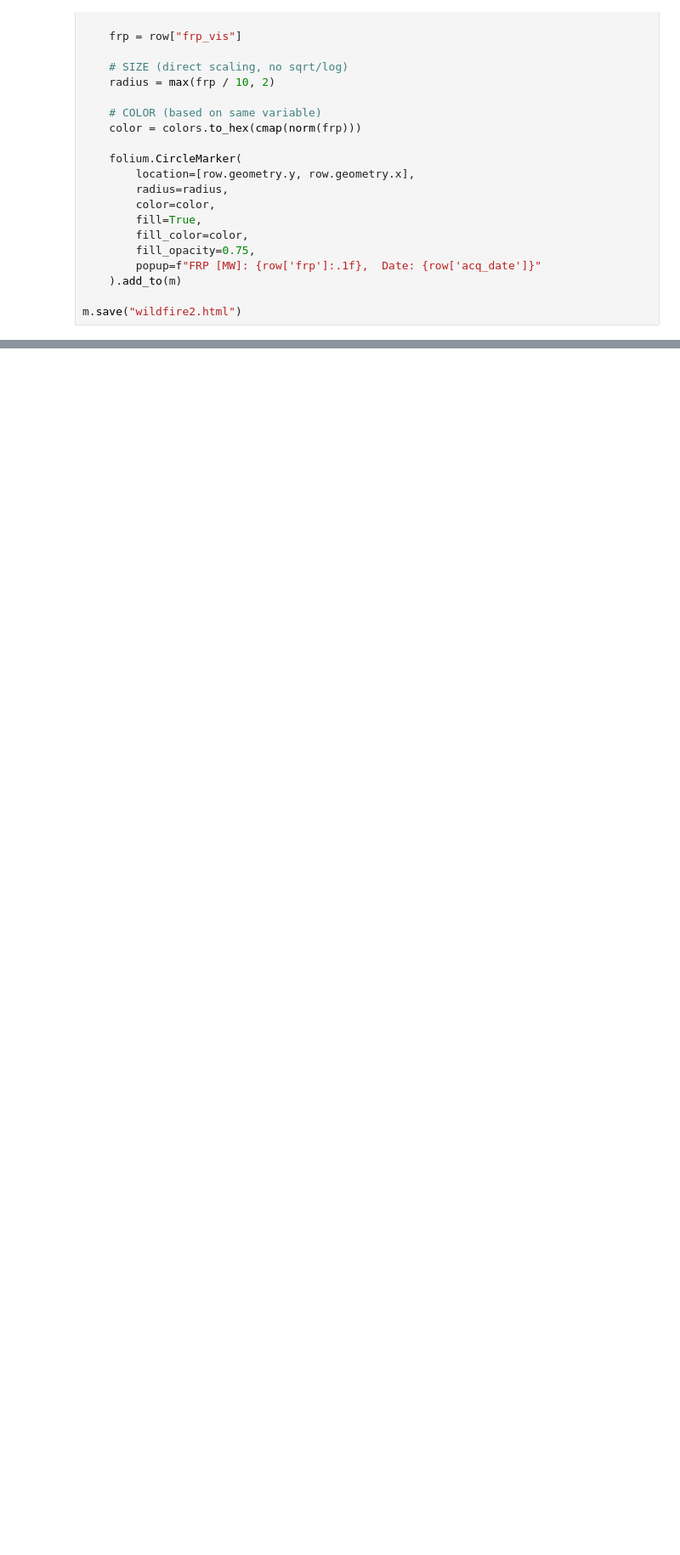
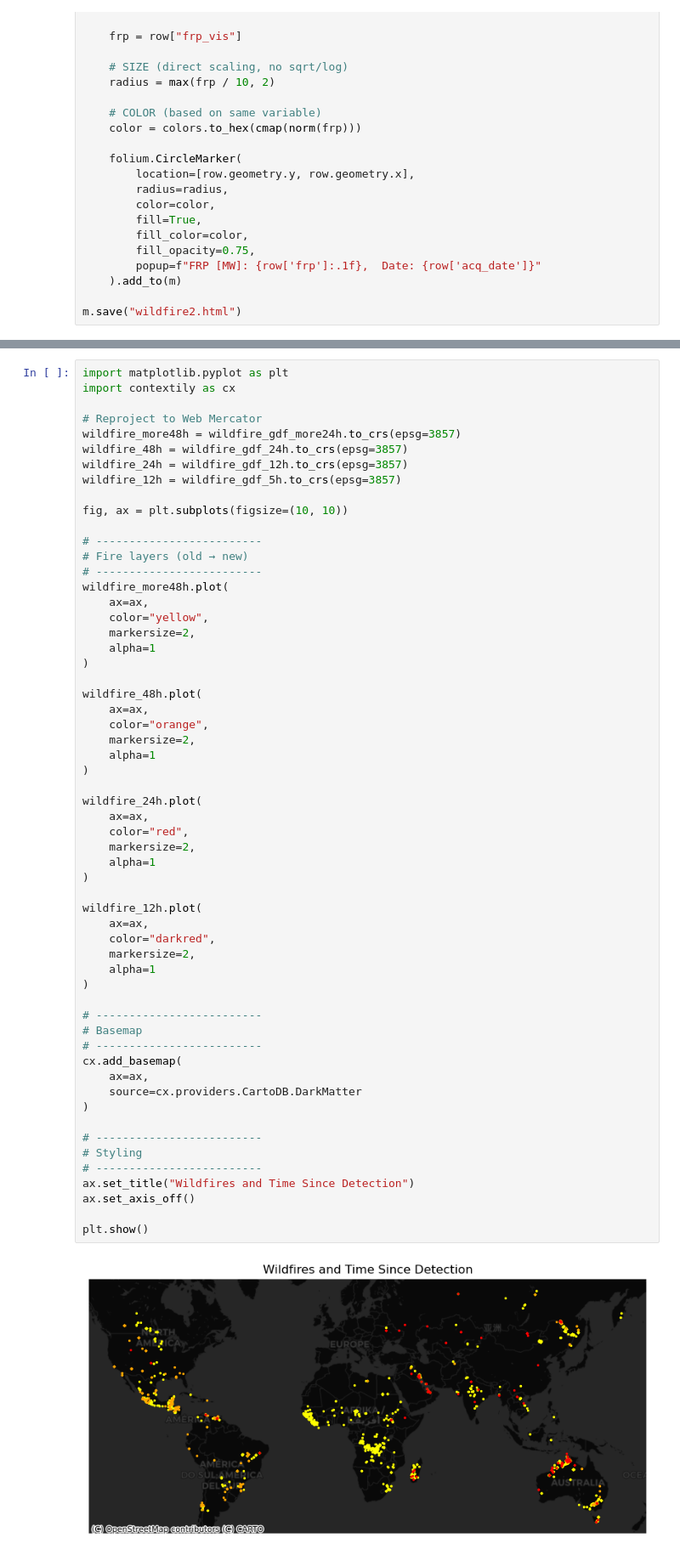
Before and after one commit to javierfeller/Project_SDS, a Jupyter notebook: notebooks/wildfire_project.ipynb, the cells around one changed output, grey strips where cells are left out. Shown at 85% size. Drawn from its saved outputs; the diff is of its cells as text; blank space fills up the shorter version.

```diff
--- a/notebooks/wildfire_project.ipynb
+++ b/notebooks/wildfire_project.ipynb
@@ -376,0 +397,60 @@ m.save("wildfire2.html")
+# %%
+import matplotlib.pyplot as plt
+import contextily as cx
+
+# Reproject to Web Mercator
+wildfire_more48h = wildfire_gdf_more24h.to_crs(epsg=3857)
+wildfire_48h = wildfire_gdf_24h.to_crs(epsg=3857)
+wildfire_24h = wildfire_gdf_12h.to_crs(epsg=3857)
+wildfire_12h = wildfire_gdf_5h.to_crs(epsg=3857)
+
+fig, ax = plt.subplots(figsize=(10, 10))
+
+# -------------------------
+# Fire layers (old → new)
+# -------------------------
+wildfire_more48h.plot(
+    ax=ax,
+    color="yellow",
+    markersize=2,
+    alpha=1
+)
+
+wildfire_48h.plot(
+    ax=ax,
+    color="orange",
+    markersize=2,
+    alpha=1
+)
+
+wildfire_24h.plot(
+    ax=ax,
+    color="red",
+    markersize=2,
+    alpha=1
+)
+
+wildfire_12h.plot(
+    ax=ax,
+    color="darkred",
+    markersize=2,
+    alpha=1
+)
+
+# -------------------------
+# Basemap
+# -------------------------
+cx.add_basemap(
+    ax=ax,
+    source=cx.providers.CartoDB.DarkMatter
+)
+
+# -------------------------
+# Styling
+# -------------------------
+ax.set_title("Wildfires and Time Since Detection")
+ax.set_axis_off()
+
+plt.show()
+# %% [output]
+[figure, added]
```
Also changed, not shown: parts of 10 cells of this notebook.
